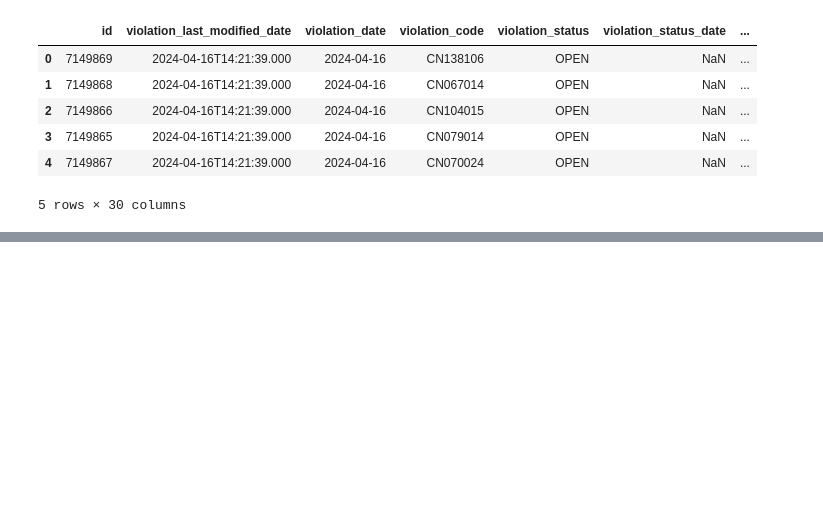
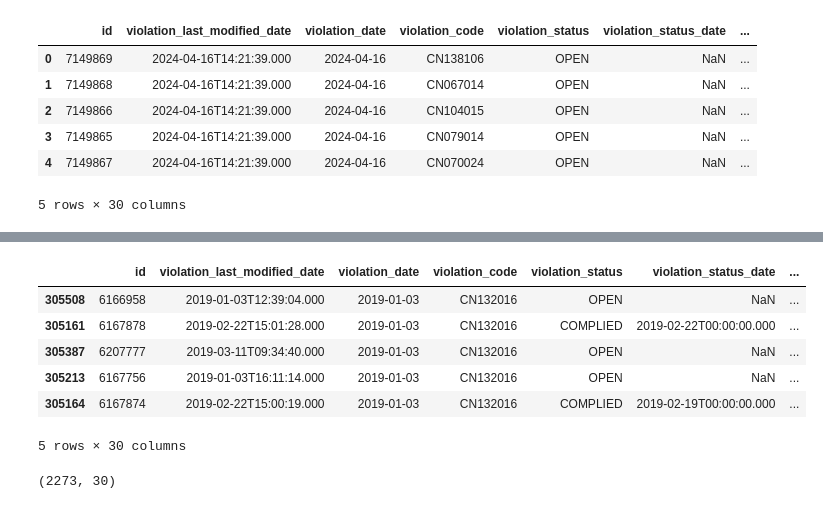
Before and after one commit to hannaheure/Sizzlers-Chi-Heat, a Jupyter notebook: final_analysis.ipynb, the cells around one changed output, grey strips where cells are left out. Saved outputs shown, nothing was run; the diff lists cells and outputs as text; code cells hidden in the pictures; blank space fills up the shorter version.

```diff
--- a/final_analysis.ipynb
+++ b/final_analysis.ipynb
@@ -190,0 +205,16 @@ build.head()
+# %%
+graph_no_heat = no_heat[no_heat['year'] >= 2019]
+# %%
+graph_no_heat.sort_values(by=['violation_date'], ascending=[True]).head(5)
+# %% [output]
+|  | id | violation_last_modified_date | violation_date | violation_code | violation_status | violation_status_date | ... |
+| 305508 | 6166958 | 2019-01-03T12:39:04.000 | 2019-01-03 | CN132016 | OPEN | NaN | ... |
+| 305161 | 6167878 | 2019-02-22T15:01:28.000 | 2019-01-03 | CN132016 | COMPLIED | 2019-02-22T00:00:00.000 | ... |
+| 305387 | 6207777 | 2019-03-11T09:34:40.000 | 2019-01-03 | CN132016 | OPEN | NaN | ... |
+| 305213 | 6167756 | 2019-01-03T16:11:14.000 | 2019-01-03 | CN132016 | OPEN | NaN | ... |
+| 305164 | 6167874 | 2019-02-22T15:00:19.000 | 2019-01-03 | CN132016 | COMPLIED | 2019-02-19T00:00:00.000 | ... |
+5 rows × 30 columns
+# %%
+no_heat.shape
+# %% [output]
+(2273, 30)
```
Also changed, not shown: parts of 12 cells of this notebook.
